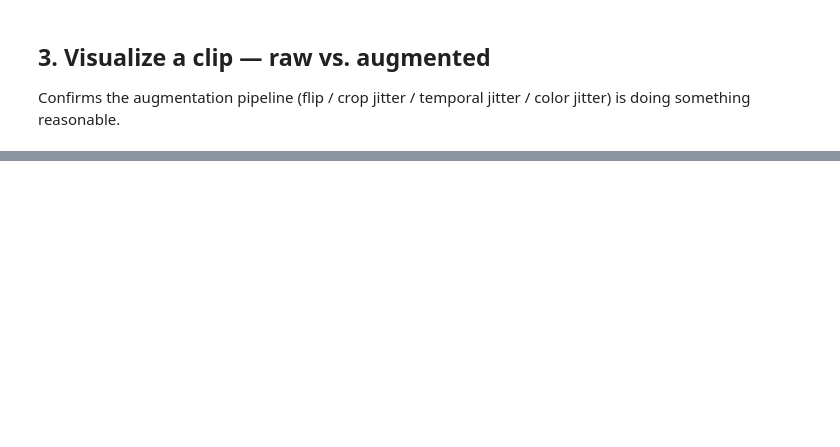
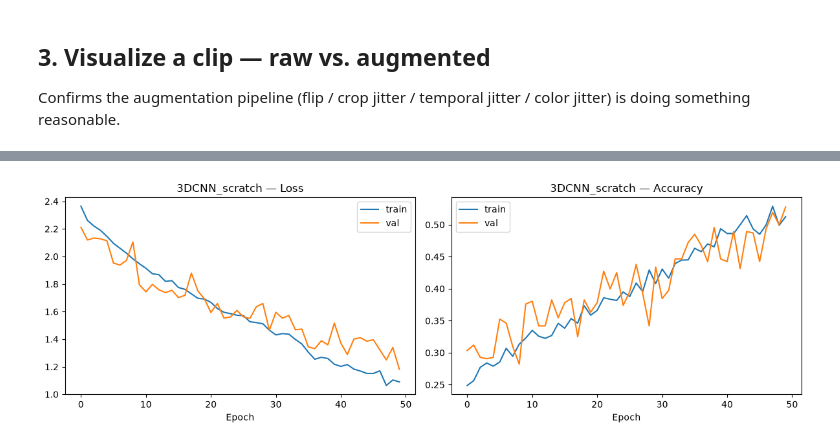
Before and after one commit to lanamatic/video-hand-gesture-recognition, a Jupyter notebook: notebooks/3dcnn_models.ipynb, the cells around one changed output, grey strips where cells are left out. Cells and saved outputs as stored; diff of their text form; code cells hidden in the pictures; blank space fills up the shorter version.

Commit message:
Add 3D CNN model and training loop

```diff
--- a/notebooks/3dcnn_models.ipynb
+++ b/notebooks/3dcnn_models.ipynb
@@ -23,10 +23,11 @@ from src.models.video_dataset import (
     GestureClipDataset, stratified_train_val_split, compute_class_weights,
     IMAGENET_MEAN, IMAGENET_STD, KINETICS_MEAN, KINETICS_STD,
 )
+from src.models.train_utils import get_device
 
 CLIP_DIR = "../data/processed"
 
-DEVICE = torch.device("mps" if torch.backends.mps.is_available() else "cpu")
+DEVICE = get_device()  # MPS > CUDA > CPU
 print(f"Using device: {DEVICE}")
 # %% [output]
 Using device: mps
@@ -125,0 +139,15 @@ plt.show()
+# %%
+from src.models.cnn3d import Simple3DCNN
+
+model_a = Simple3DCNN(num_classes=NUM_CLASSES).to(DEVICE)
+
+n_params = sum(p.numel() for p in model_a.parameters())
+n_trainable = sum(p.numel() for p in model_a.parameters() if p.requires_grad)
+print(f"Model A parameters: {n_params:,} total, {n_trainable:,} trainable")
+
+# Forward-pass sanity check on a real batch, on-device.
+clips, labels = next(iter(train_loader))
+with torch.no_grad():
+    logits = model_a(clips.to(DEVICE))
+print(f"Input shape:  {clips.shape}")
+print(f"Output shape: {logits.shape}")   # expect (B, 13)
@@ -125,0 +165,16 @@ plt.show()
+# %%
+from src.models.train_utils import train_model, plot_history, predict
+
+NUM_EPOCHS = 50
+PATIENCE = 10
+
+criterion_a = torch.nn.CrossEntropyLoss(weight=class_weights.to(DEVICE))
+optimizer_a = torch.optim.Adam(model_a.parameters(), lr=1e-3)
+scheduler_a = torch.optim.lr_scheduler.ReduceLROnPlateau(optimizer_a, mode='min', factor=0.5, patience=4)
+
+history_a, model_a = train_model(
+    model_a, train_loader, val_loader, criterion_a, optimizer_a, DEVICE,
+    num_epochs=NUM_EPOCHS, patience=PATIENCE, scheduler=scheduler_a,
+    checkpoint_path="../data/checkpoints/model_a_scratch_best.pth",
+    model_name="3DCNN_scratch",
+)
@@ -125,0 +199,4 @@ plt.show()
+# %%
+plot_history(history_a, "3DCNN_scratch")
+# %% [output]
+[figure, added]
```
Also changed, not shown: parts of 6 cells of this notebook, 2 other files.
